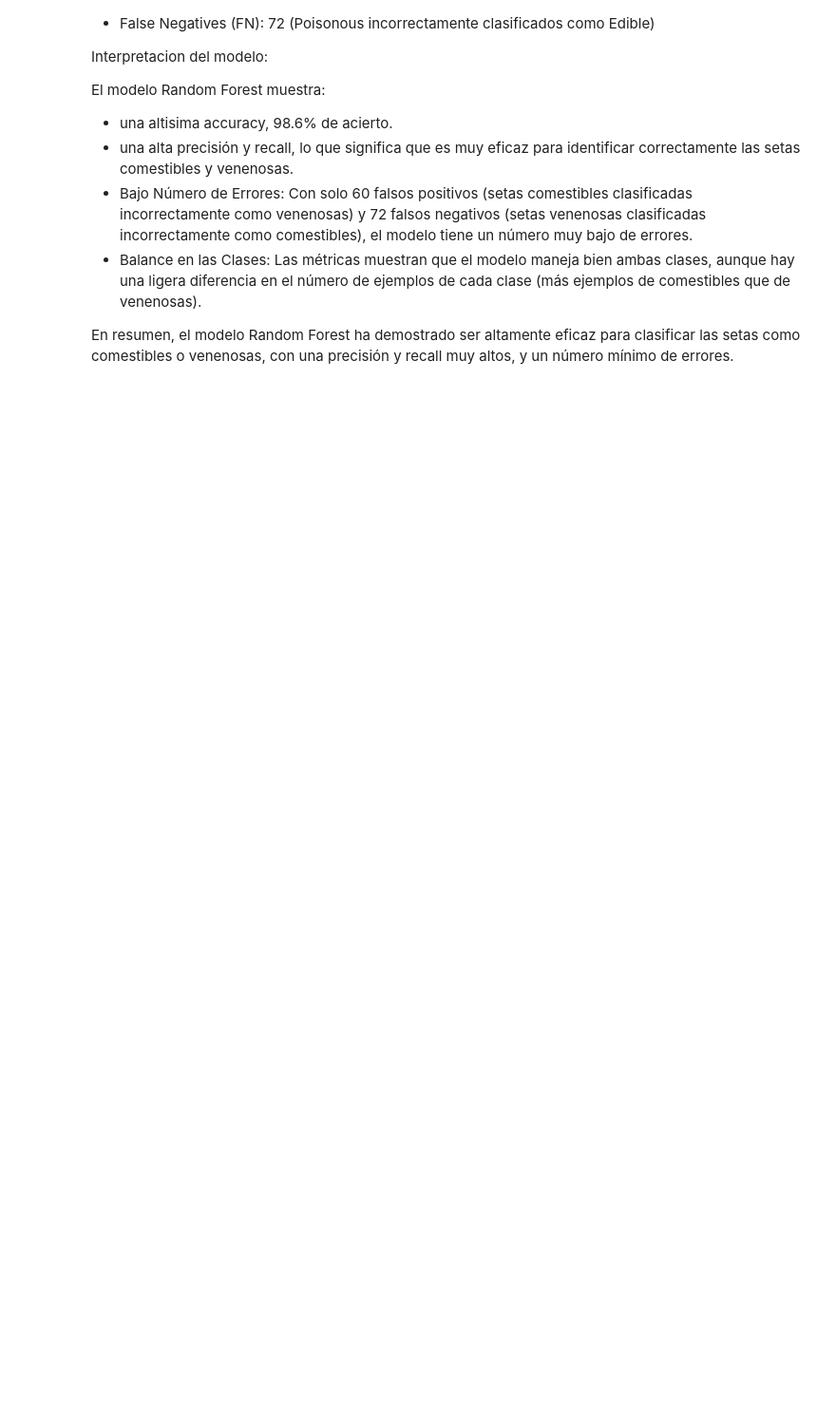
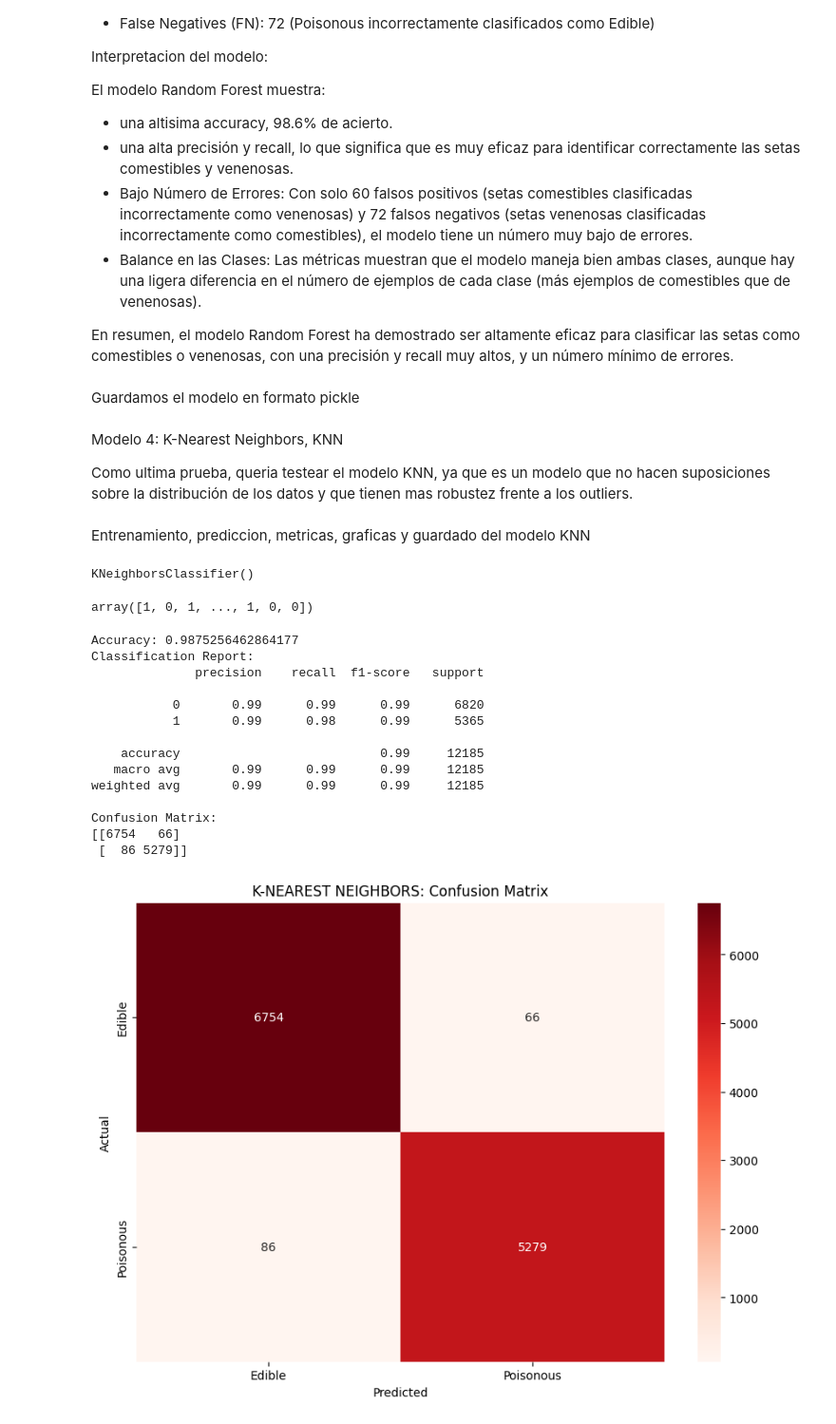
Before and after one commit to Rafa-Carrasco/mushroom_finalpro, a Jupyter notebook: src/explore.ipynb, the cells around one changed output. Shown at 95% size. Saved outputs shown, nothing was run; the diff lists cells and outputs as text; code cells hidden in the pictures; blank space fills up the shorter version.

```diff
--- a/src/explore.ipynb
+++ b/src/explore.ipynb
@@ -868,4 +848,6 @@ El modelo Random Forest muestra:
  - Balance en las Clases: Las métricas muestran que el modelo maneja bien ambas clases, aunque hay una ligera diferencia en el número de ejemplos de cada clase (más ejemplos de comestibles que de venenosas).
 
 En resumen, el modelo Random Forest ha demostrado ser altamente eficaz para clasificar las setas como comestibles o venenosas, con una precisión y recall muy altos, y un número mínimo de errores.
+# %% [markdown]
+Guardamos el modelo en formato pickle
 # %%
@@ -876 +855,56 @@ from pickle import dump
 dump(model, open("../models/randomforest_classifier_mejores parametros_42.sav", "wb"))
+# %% [markdown]
+Modelo 4: K-Nearest Neighbors, KNN
+
+Como ultima prueba, queria testear el modelo KNN, ya que es un modelo que no hacen suposiciones sobre la distribución de los datos y que tienen mas robustez frente a los outliers.
+# %% [markdown]
+Entrenamiento, prediccion, metricas, graficas y guardado del modelo KNN
+# %%
+from sklearn.neighbors import KNeighborsClassifier
+
+model = KNeighborsClassifier()
+model.fit(X_train_sel, y_train)
+# %% [output]
+KNeighborsClassifier()
+# %%
+y_pred = model.predict(X_test_sel)
+y_pred
+# %% [output]
+array([1, 0, 1, ..., 1, 0, 0])
+# %%
+from sklearn.metrics import accuracy_score, classification_report, confusion_matrix
+
+accuracy_knn = accuracy_score(y_test, y_pred)
+classification_rep_knn = classification_report(y_test, y_pred)
+confusion_mat_knn = confusion_matrix(y_test, y_pred)
+
+print(f'Accuracy: {accuracy_knn}')
+print('Classification Report:')
+print(classification_rep_knn)
+print('Confusion Matrix:')
+print(confusion_mat_knn)
+
+# Graficar la matriz de confusión del Random Forest
+
+plt.figure(figsize=(10, 7))
+sns.heatmap(confusion_mat_knn, annot=True, fmt='d', cmap='Reds', xticklabels=['Edible', 'Poisonous'], yticklabels=['Edible', 'Poisonous'])
+plt.xlabel('Predicted')
+plt.ylabel('Actual')
+plt.title('K-NEAREST NEIGHBORS: Confusion Matrix')
+plt.show()
+# %% [output]
+Accuracy: 0.9875256462864177
+Classification Report:
+              precision    recall  f1-score   support
+
+           0       0.99      0.99      0.99      6820
+           1       0.99      0.98      0.99      5365
+
+    accuracy                           0.99     12185
+   macro avg       0.99      0.99      0.99     12185
+weighted avg       0.99      0.99      0.99     12185
+
+Confusion Matrix:
+[[6754   66]
+ [  86 5279]]
+[figure, added]
```
Also changed, not shown: parts of 36 cells of this notebook, 4 other files.
